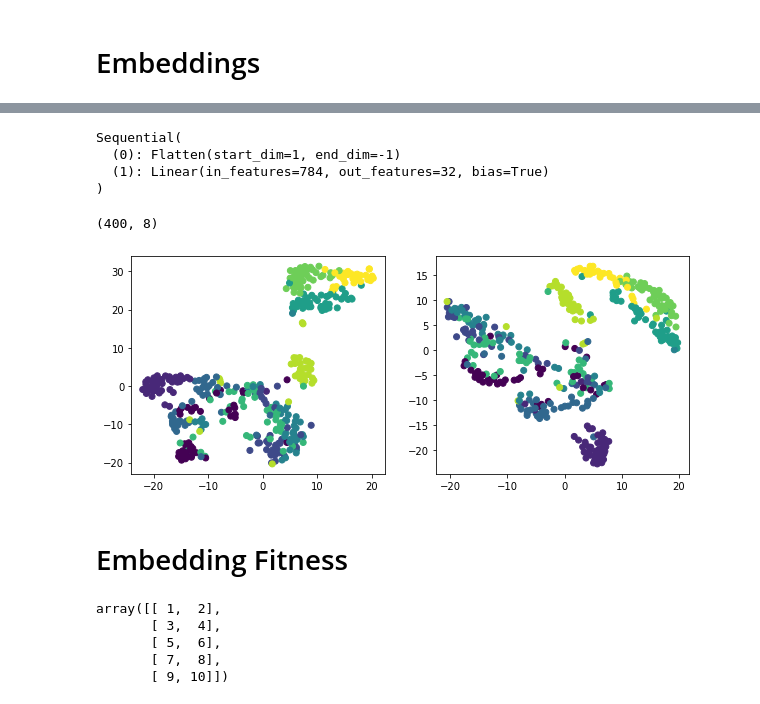
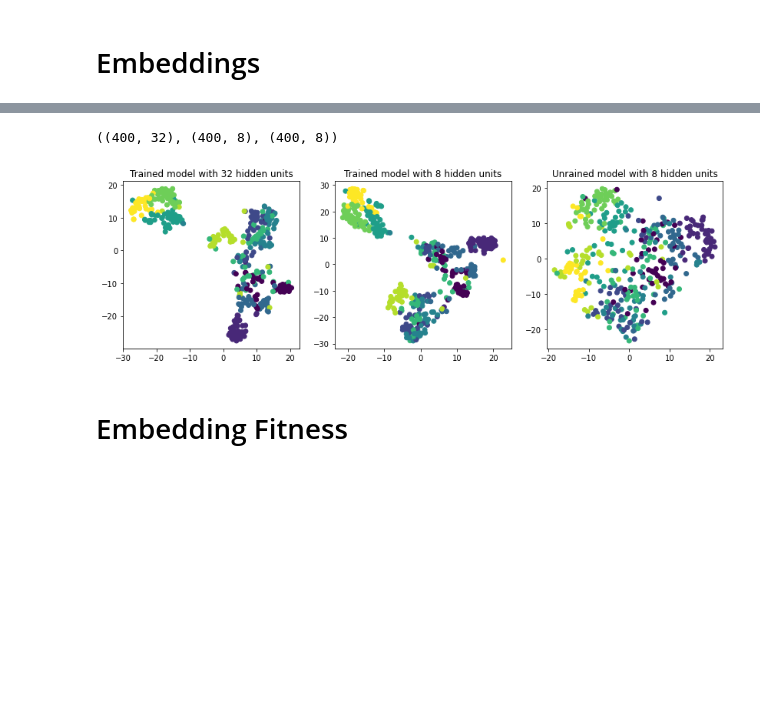
Before and after one commit to verrannt/enas-compression, a Jupyter notebook: src/notebooks/TSNE_Loss.ipynb, the cells around one changed output, grey strips where cells are left out. Drawn from its saved outputs; the diff is of its cells as text; code cells hidden in the pictures; blank space fills up the shorter version.

```diff
--- a/src/notebooks/TSNE_Loss.ipynb
+++ b/src/notebooks/TSNE_Loss.ipynb
@@ -93,8 +95,11 @@ def getNeuralNet(dim_num=784, n_hidden=256, n_classes=10):
 # %% [output]
 Using cpu device
 # %%
+# two networks of different sizes to be trained
 net1 = getNeuralNet(dim_num, 32, 10)
 net2 = getNeuralNet(dim_num,  8, 10)
+# another network to stay randomly initialized
+net3 = getNeuralNet(dim_num,  8, 10)
 # %%
 #for name, param in model.named_parameters():
 #    print(f"Layer: {name} | Size: {param.size()} | Values : {param[:2]} \n")
@@ -204,10 +204,4 @@ Sequential(
 # Get the subnetworks
 sub_net1 = get_subnet(net1)
 sub_net2 = get_subnet(net2)
+sub_net3 = get_subnet(net3)
-# %%
-sub_net1
-# %% [output]
-Sequential(
-  (0): Flatten(start_dim=1, end_dim=-1)
-  (1): Linear(in_features=784, out_features=32, bias=True)
-)
@@ -219,23 +215,30 @@ batch_x, batch_y = next(iter(dl))
 # Get embeddings for batch
 emb1 = sub_net1(batch_x).detach().numpy()
 emb2 = sub_net2(batch_x).detach().numpy()
+emb3 = sub_net3(batch_x).detach().numpy()
-# %%
-emb2.shape
-# %% [output]
-(400, 8)
+# %%
+emb1.shape,emb2.shape,emb3.shape
+# %% [output]
+((400, 32), (400, 8), (400, 8))
 # %%
 # Get t-SNE embeddings for the outputs
 from sklearn.manifold import TSNE
 tsne1 = TSNE(n_components=2).fit_transform(emb1)
 tsne2 = TSNE(n_components=2).fit_transform(emb2)
+tsne3 = TSNE(n_components=2).fit_transform(emb3)
 # %%
-plt.figure(figsize=(10,4))
-plt.subplot(121)
+plt.figure(figsize=(14,4))
+plt.subplot(131)
+plt.title('Trained model with 32 hidden units')
 plt.scatter(tsne1[:,0], tsne1[:,1], c=batch_y)
-plt.subplot(122)
+plt.subplot(132)
+plt.title('Trained model with 8 hidden units')
 plt.scatter(tsne2[:,0], tsne2[:,1], c=batch_y)
+plt.subplot(133)
+plt.title('Unrained model with 8 hidden units')
+plt.scatter(tsne3[:,0], tsne3[:,1], c=batch_y)
 plt.show()
 # %% [output]
-[figure, old version]
+[figure, new version]
 # %% [markdown]
 # Embedding Fitness
@@ -260,12 +267,3 @@ def p_j_i(embeddings, j, i):
 def pij(embeddings, i, j):
     N = len(embeddings)
     return (p_j_i(embeddings, j, i) + p_j_i(embeddings, i, j)) / 2*N
-# %%
-embeddings = np.arange(1,11).reshape((5,2))
-embeddings
-# %% [output]
-array([[ 1,  2],
-       [ 3,  4],
-       [ 5,  6],
-       [ 7,  8],
-       [ 9, 10]])
```
Also changed, not shown: parts of 14 cells of this notebook, 1 other file.
